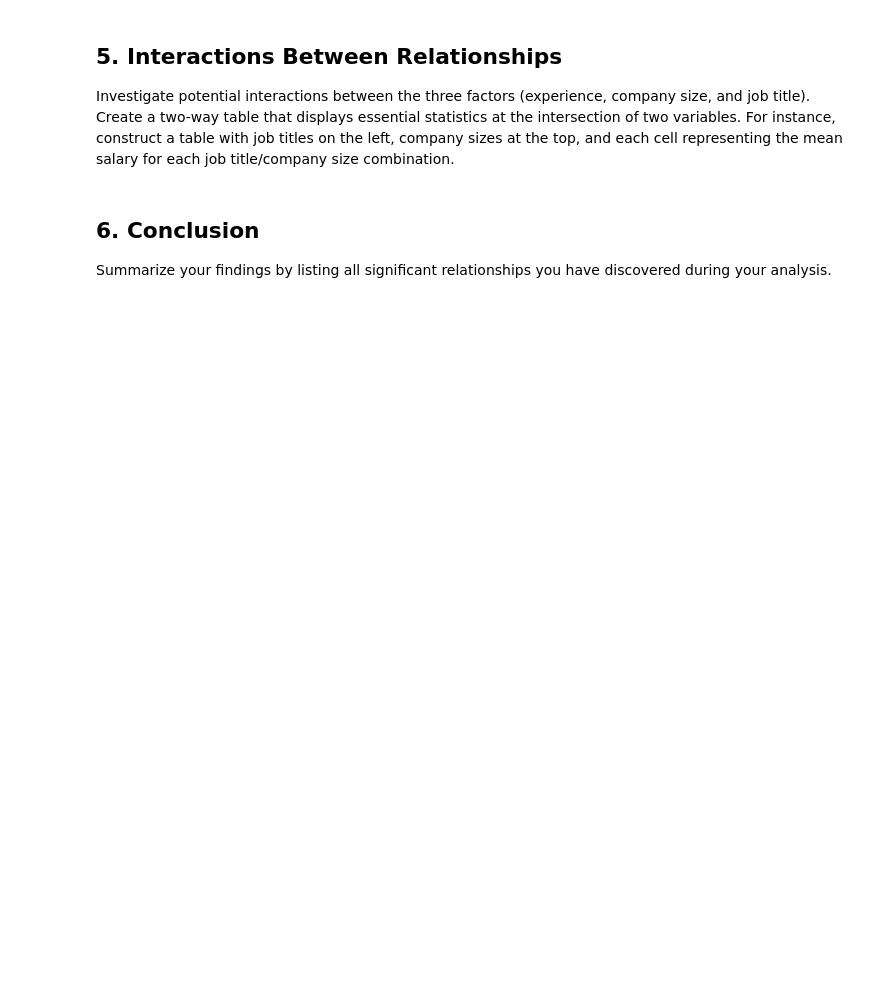
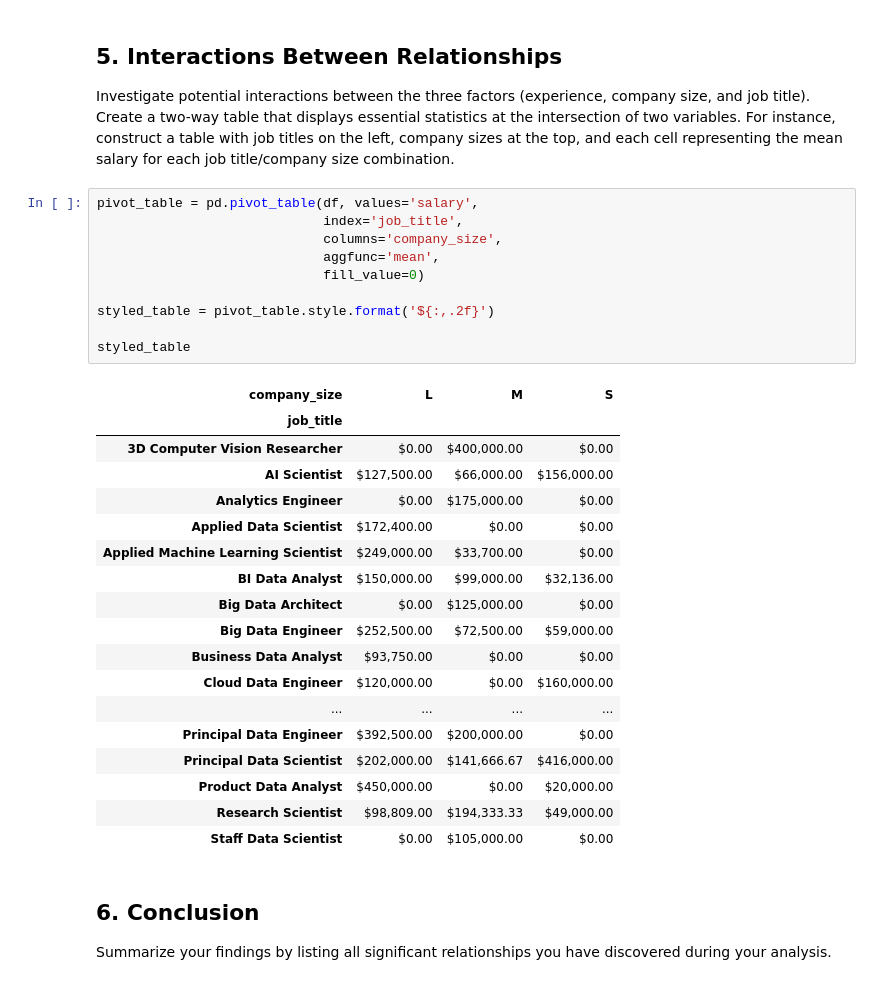
Before and after one commit to stat220/lab-1-group-18, a Jupyter notebook: lab1.ipynb, the cells around one changed output. Drawn from its saved outputs; the diff is of its cells as text; blank space fills up the shorter version.

Commit message:
Question 5: 2 way table

```diff
--- a/lab1.ipynb
+++ b/lab1.ipynb
@@ -139,6 +139,35 @@ and job title). Create a two-way table that displays essential statistics at the
 of two variables. For instance, construct a table with job titles on the left,
 company sizes at the top, and each cell representing the mean salary for each job
 title/company size combination.
+# %%
+pivot_table = pd.pivot_table(df, values='salary',
+                             index='job_title',
+                             columns='company_size',
+                             aggfunc='mean',
+                             fill_value=0)
+
+styled_table = pivot_table.style.format('${:,.2f}')
+
+styled_table
+# %% [output]
+| company_size | L | M | S |
+| job_title |  |  |  |
+| 3D Computer Vision Researcher | $0.00 | $400,000.00 | $0.00 |
+| AI Scientist | $127,500.00 | $66,000.00 | $156,000.00 |
+| Analytics Engineer | $0.00 | $175,000.00 | $0.00 |
+| Applied Data Scientist | $172,400.00 | $0.00 | $0.00 |
+| Applied Machine Learning Scientist | $249,000.00 | $33,700.00 | $0.00 |
+| BI Data Analyst | $150,000.00 | $99,000.00 | $32,136.00 |
+| Big Data Architect | $0.00 | $125,000.00 | $0.00 |
+| Big Data Engineer | $252,500.00 | $72,500.00 | $59,000.00 |
+| Business Data Analyst | $93,750.00 | $0.00 | $0.00 |
+| Cloud Data Engineer | $120,000.00 | $0.00 | $160,000.00 |
+| ... | ... | ... | ... |
+| Principal Data Engineer | $392,500.00 | $200,000.00 | $0.00 |
+| Principal Data Scientist | $202,000.00 | $141,666.67 | $416,000.00 |
+| Product Data Analyst | $450,000.00 | $0.00 | $20,000.00 |
+| Research Scientist | $98,809.00 | $194,333.33 | $49,000.00 |
+| Staff Data Scientist | $0.00 | $105,000.00 | $0.00 |
 # %% [markdown]
 ## 6. Conclusion
 Summarize your findings by listing all significant relationships you have discovered
```
